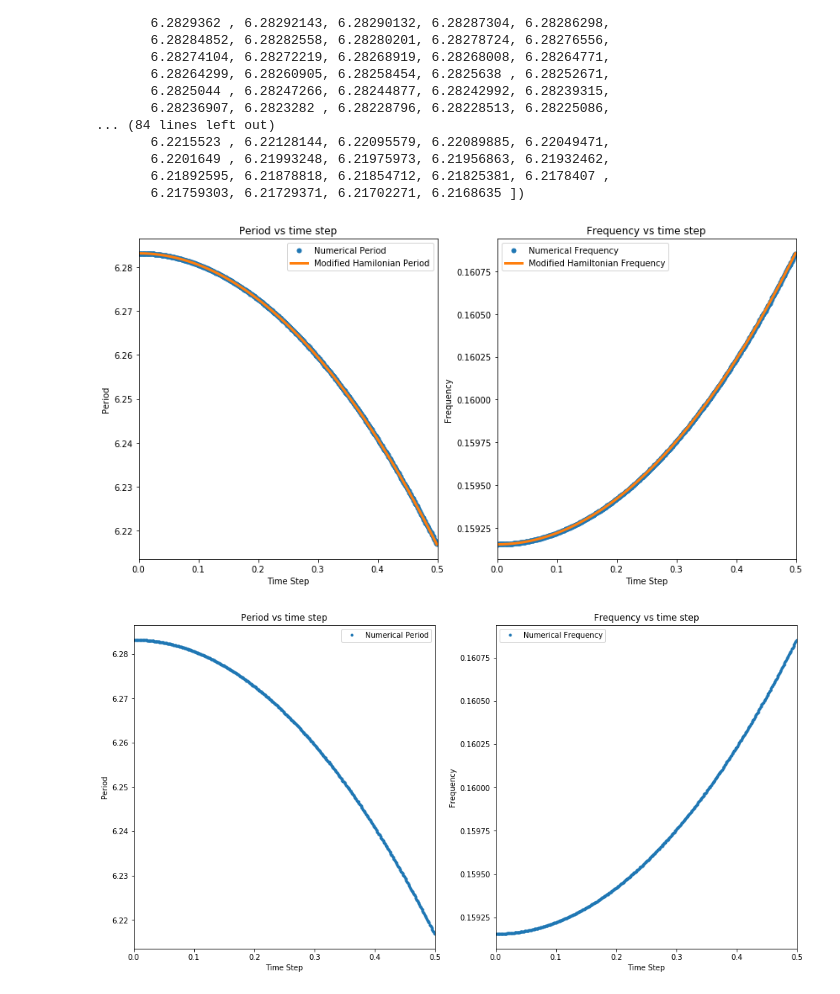
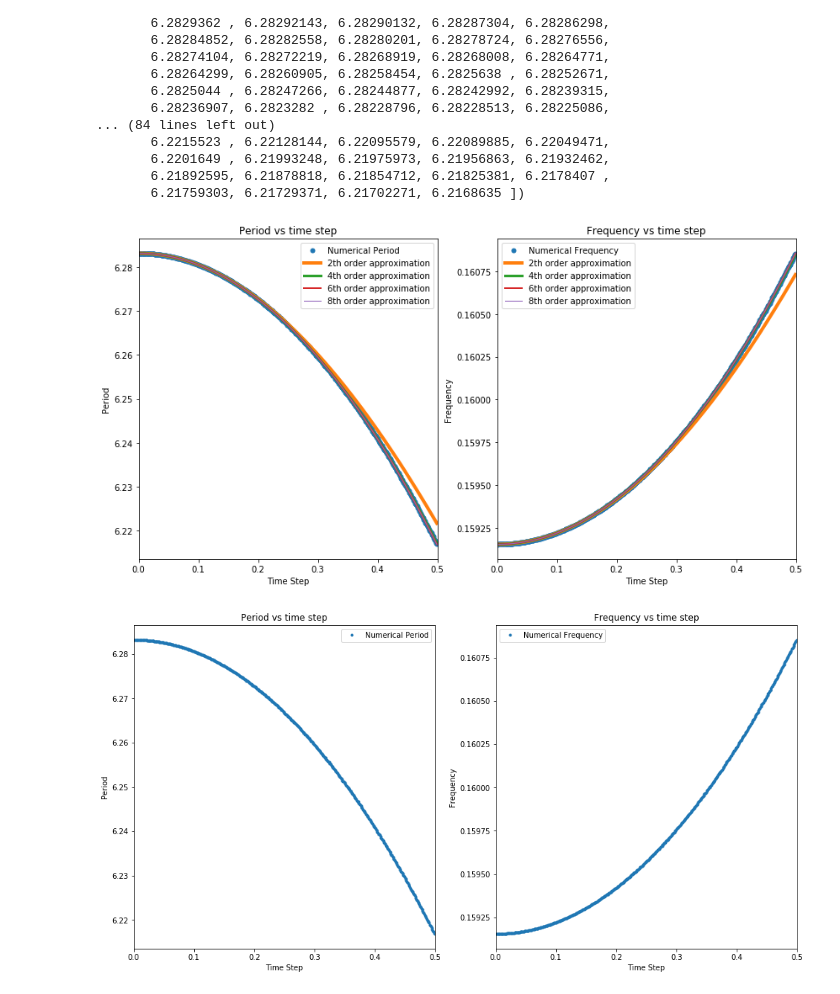
Before and after one commit to fzadra/VanDerPolContact, a Jupyter notebook: VDP.ipynb, the cells around one changed output. Saved outputs shown, nothing was run; the diff lists cells and outputs as text; code cells hidden in the pictures.

Commit message:
Update 30/11/2019
Added period vs frequency 8,6,4,2 order
Added Neural model with a periodic stimulation.

```diff
--- a/VDP.ipynb
+++ b/VDP.ipynb
@@ -197,29 +197,47 @@ array([6.2831851 , 6.28318416, 6.28318322, 6.28318165, 6.28317882,
 # %%
 plt.figure(figsize=(14,7))
 plt.subplot(121)
 plt.gca().set_title("Period vs time step")
 plt.plot(dt,T,'.',label="Numerical Period",markersize=10)
+plt.plot(dt,1/(np.sqrt((5040 - 420*dt**2)*
+                       (1260 + 210*dt**2))/(5040.*np.pi)),
+         label="2th order approximation",linewidth=4)
+plt.plot(dt,1/(np.sqrt((5040 - 420*dt**2 - 42*dt**4)*
+                       (1260 + 210*dt**2 + 42*dt**4))/(5040.*np.pi)),
+         label="4th order approximation",linewidth=3)
+plt.plot(dt,1/(np.sqrt((5040 - 420*dt**2 - 42*dt**4 - 6*dt**6)*
+                       (1260 + 210*dt**2 + 42*dt**4 + 9*dt**6))/(5040.*np.pi)),
+         label="6th order approximation",linewidth=2)
 plt.plot(dt,1/(np.sqrt((5040 - 420*dt**2 - 42*dt**4 - 6*dt**6 - dt**8)*
                        (1260 + 210*dt**2 + 42*dt**4 + 9*dt**6 + 2*dt**8))/(5040.*np.pi)),
-         label="Modified Hamilonian Period",linewidth=3)
+         label="8th order approximation",linewidth=1)
 plt.xlim((0,0.5))
 plt.ylabel("Period")
 plt.xlabel("Time Step")
 plt.legend(loc='bottom left')
 
 plt.subplot(122)
 plt.gca().set_title("Frequency vs time step")
 plt.plot(dt,1/T,'.',label="Numerical Frequency",markersize=10)
+plt.plot(dt,np.sqrt((5040 - 420*dt**2)*
+                    (1260 + 210*dt**2))/(5040.*np.pi),
+        label="2th order approximation",linewidth=4)
+plt.plot(dt,np.sqrt((5040 - 420*dt**2 - 42*dt**4)*
+                    (1260 + 210*dt**2 + 42*dt**4))/(5040.*np.pi),
+        label="4th order approximation",linewidth=3)
+plt.plot(dt,np.sqrt((5040 - 420*dt**2 - 42*dt**4 - 6*dt**6)*
+                    (1260 + 210*dt**2 + 42*dt**4 + 9*dt**6))/(5040.*np.pi),
+        label="6th order approximation",linewidth=2)
 plt.plot(dt,np.sqrt((5040 - 420*dt**2 - 42*dt**4 - 6*dt**6 - dt**8)*
                     (1260 + 210*dt**2 + 42*dt**4 + 9*dt**6 + 2*dt**8))/(5040.*np.pi),
-        label="Modified Hamiltonian Frequency",linewidth=3)
+        label="8th order approximation",linewidth=1)
 plt.xlim((0,0.5))
 plt.ylabel("Frequency")
 plt.xlabel("Time Step")
 plt.legend(loc='upper left')
 plt.show()
 # %% [output]
-[figure, old version]
+[figure, new version]
 # %%
 plt.figure(figsize=(16,8))
 plt.subplot(121)
```
Also changed, not shown: parts of 8 cells of this notebook.
